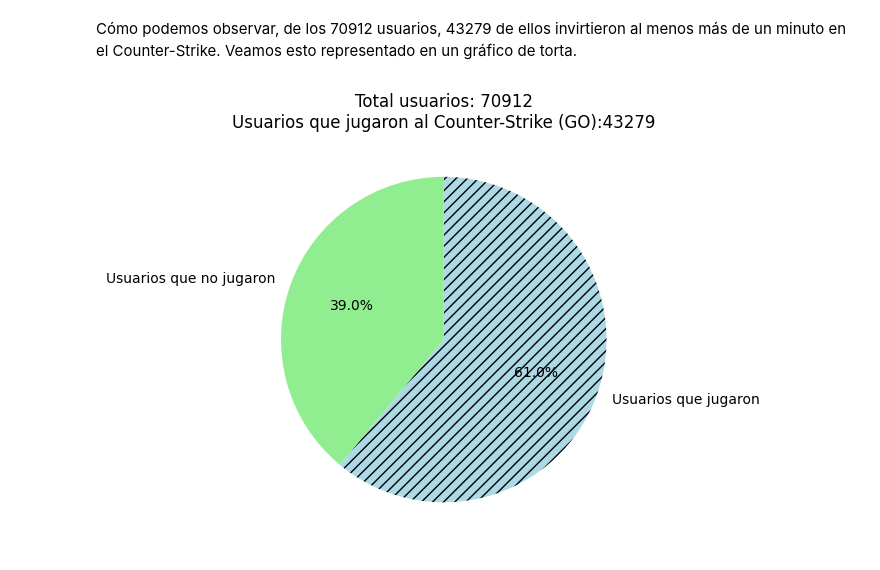
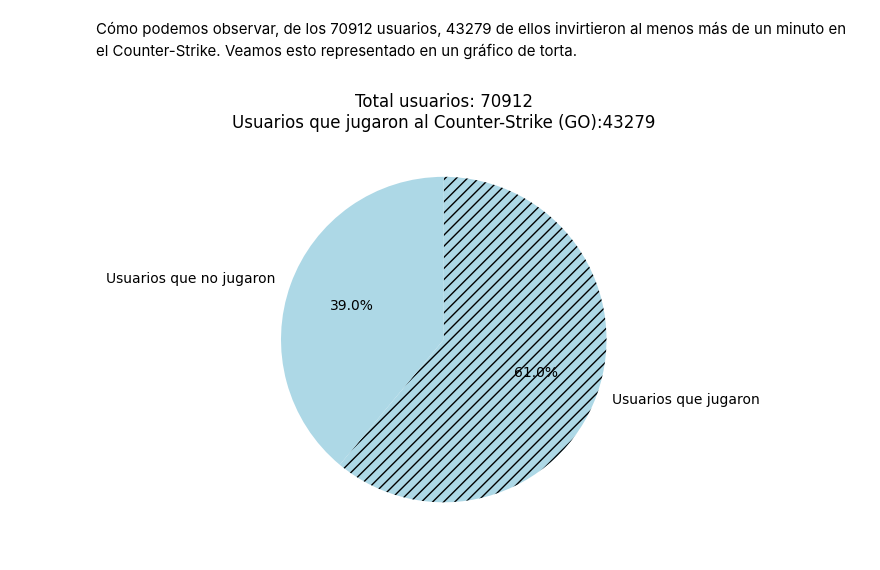
Before and after one commit to Tagliaferro22/steam-games, a Jupyter notebook: EDA/EDA_user_items.ipynb, the cells around one changed output. Cells and saved outputs as stored; diff of their text form; code cells hidden in the pictures.

```diff
--- a/EDA/EDA_user_items.ipynb
+++ b/EDA/EDA_user_items.ipynb
@@ -320,40 +320,40 @@ def crear_grafico_torta(total, parcial):
     # Calculamos la diferencia entre la cantidad total y la cantidad parcial
     diferencia = total - parcial
 
-    # Crear los datos para el gráfico
-    sizes = [parcial, diferencia]
+    # Creamos los datos para el gráfico
+    tamaños = [parcial, diferencia]
     labels = ['Usuarios que jugaron', 'Usuarios que no jugaron']
 
-    # Crear el gráfico
+    # Creamos el gráfico
     fig, ax = plt.subplots()
 
-    # Dibujar el gráfico de torta
-    wedges, texts, autotexts = ax.pie(sizes, labels=labels, autopct='%1.1f%%',
+    # Dibujamos el gráfico de torta
+    wedges, texts, autotexts = ax.pie(tamaños, labels=labels, autopct='%1.1f%%',
                                       startangle=90, counterclock=False)
 
     # Aplicar el patrón rayado solo a la porción 'Parcial'
     wedges[0].set_hatch('///')
 
     # Colorear las porciones
     wedges[0].set_facecolor('lightblue')  # Color para la porción 'Parcial'
-    wedges[1].set_facecolor('lightgreen')  # Color para la porción 'Resto'
+    wedges[1].set_facecolor('lightblue')  # Color para la porción 'Resto'
 
     # Añadir un título
     ax.set_title(f"Total usuarios: {total}\nUsuarios que jugaron al Counter-Strike (GO):{parcial}")
 
     # Ajustar el diseño
     plt.tight_layout()
 
     # Mostrar el gráfico
     plt.show()
 
 # Definimos el total cómo la cantidad total de usuarios
 total = 70912
 
 # Definimos la cantidad parcial cómo la cantidad de usuarios que jugaron al juego
 parcial = 43279
 
 # Aplicamos la función
 crear_grafico_torta(total, parcial)
 # %% [output]
-[figure, old version]
+[figure, new version]
```
Also changed, not shown: parts of 3 cells of this notebook.
